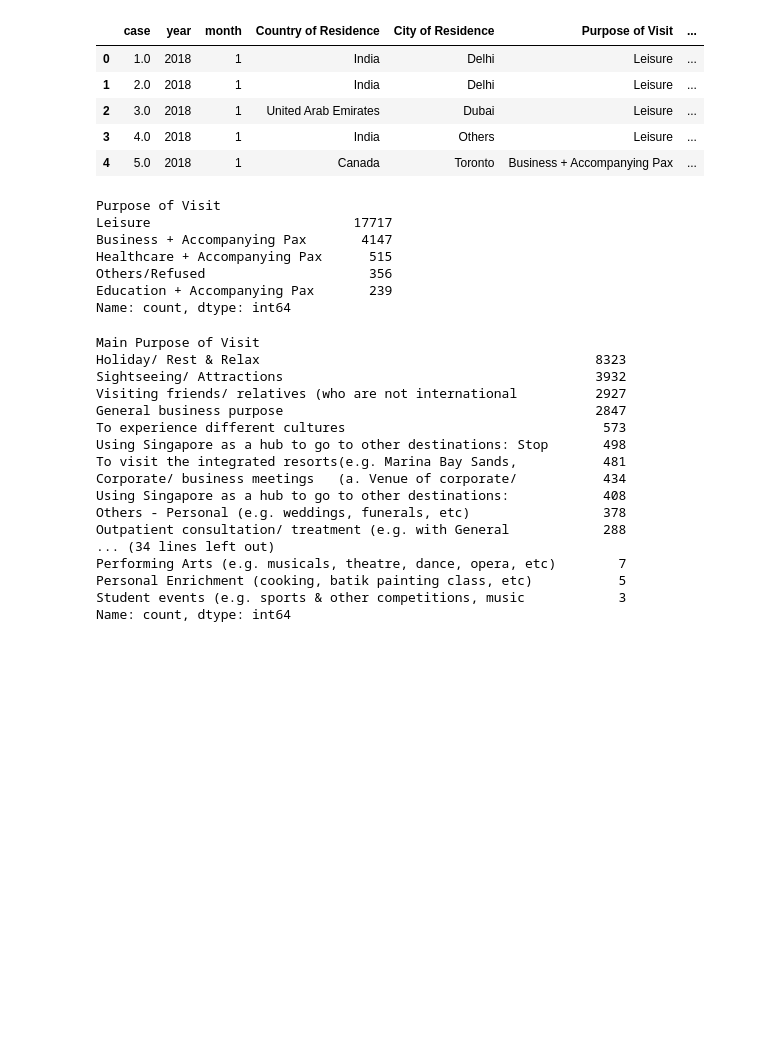
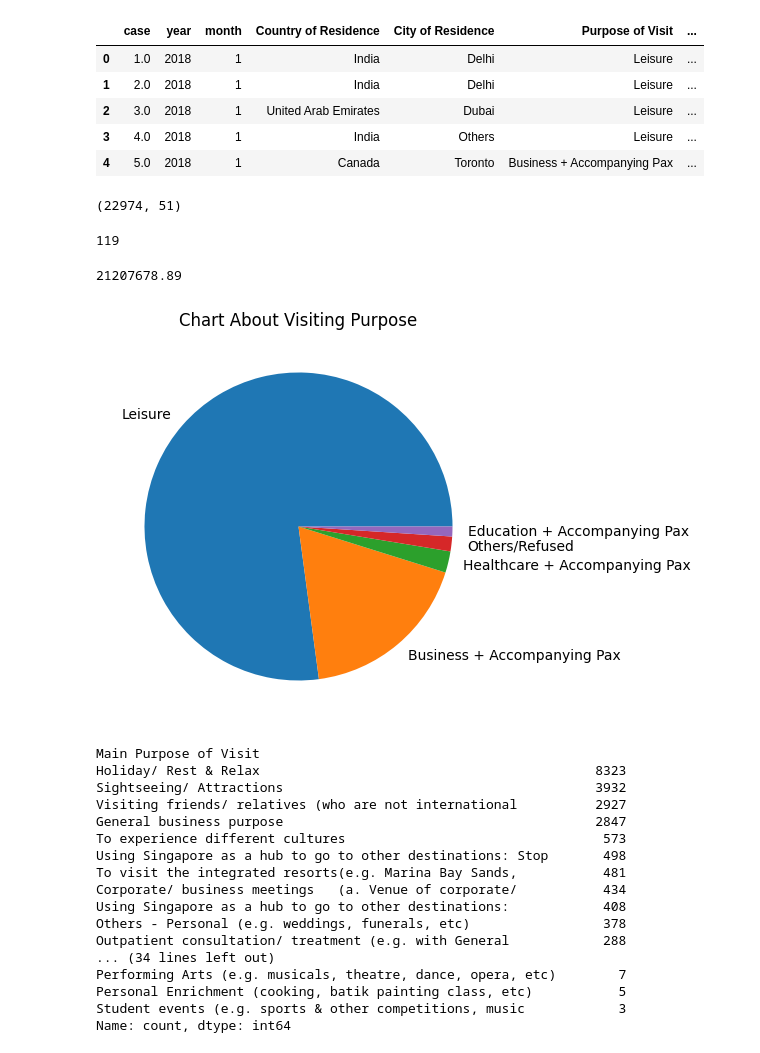
Before and after one commit to yang0369/STB_DS, a Jupyter notebook: src/analysis2.ipynb, the cells around one changed output. Saved outputs shown, nothing was run; the diff lists cells and outputs as text; code cells hidden in the pictures; blank space fills up the shorter version.

```diff
--- a/src/analysis2.ipynb
+++ b/src/analysis2.ipynb
@@ -40,16 +39,27 @@ df_survey.head()
 | 2 | 3.0 | 2018 | 1 | United Arab Emirates | Dubai | Leisure | ... |
 | 3 | 4.0 | 2018 | 1 | India | Others | Leisure | ... |
 | 4 | 5.0 | 2018 | 1 | Canada | Toronto | Business + Accompanying Pax | ... |
-# %%
-df_survey["Purpose of Visit"].value_counts()
-# %% [output]
-Purpose of Visit
-Leisure                          17717
-Business + Accompanying Pax       4147
-Healthcare + Accompanying Pax      515
-Others/Refused                     356
-Education + Accompanying Pax       239
-Name: count, dtype: int64
+# %%
+df_survey.shape
+# %% [output]
+(22974, 51)
+# %%
+# No. of unique visitors
+df_survey["Country of Residence"].nunique()
+# %% [output]
+119
+# %%
+df_survey["tot.exp"].sum()
+# %% [output]
+21207678.89
+# %%
+fig = plt.figure(figsize=(5,5))
+pie_data = df_survey["Purpose of Visit"].value_counts().reset_index()
+plt.pie(pie_data["count"], labels=pie_data["Purpose of Visit"])
+plt.title("Chart About Visiting Purpose")
+plt.show()
+# %% [output]
+[figure, added]
 # %%
 df_survey["Main Purpose of Visit"].value_counts()
 # %% [output]
```
Also changed, not shown: parts of 27 cells of this notebook.
